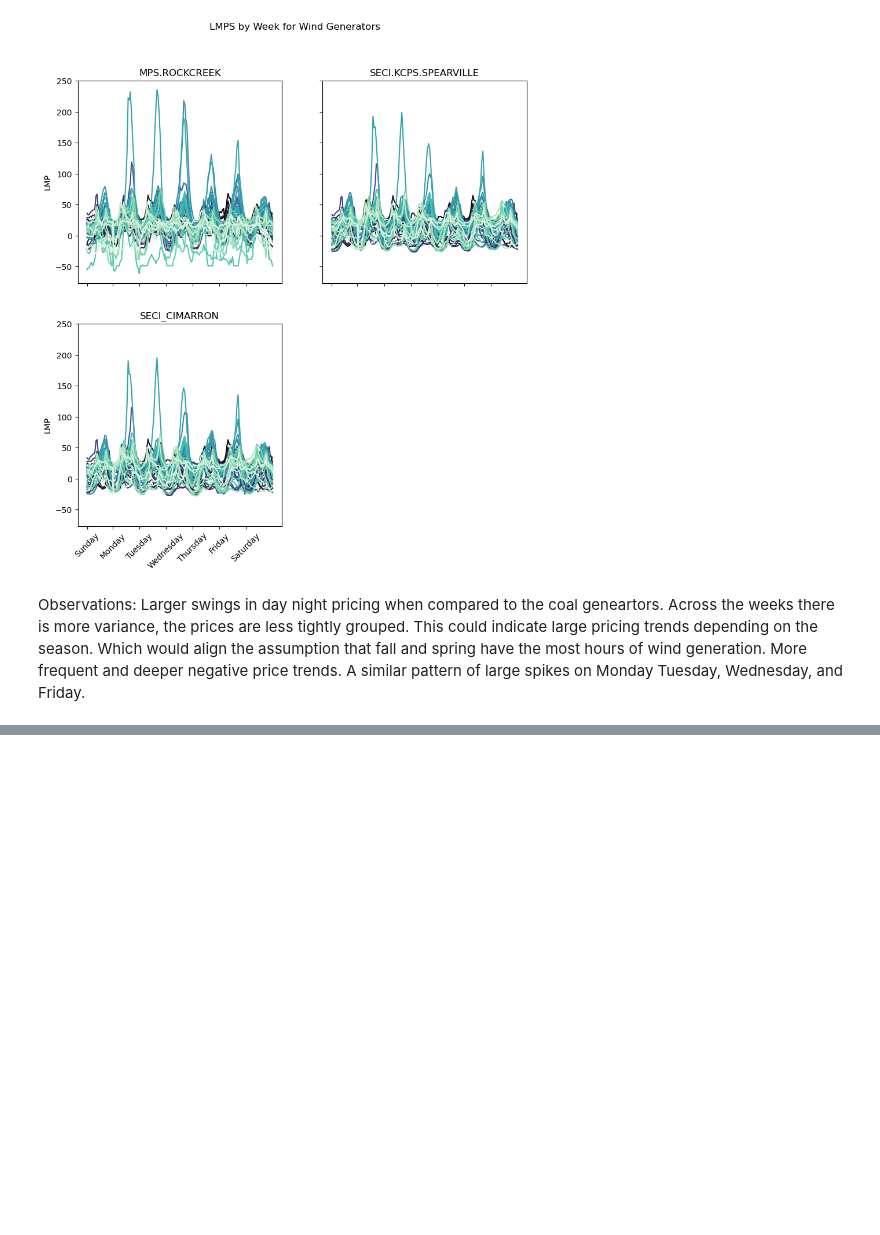
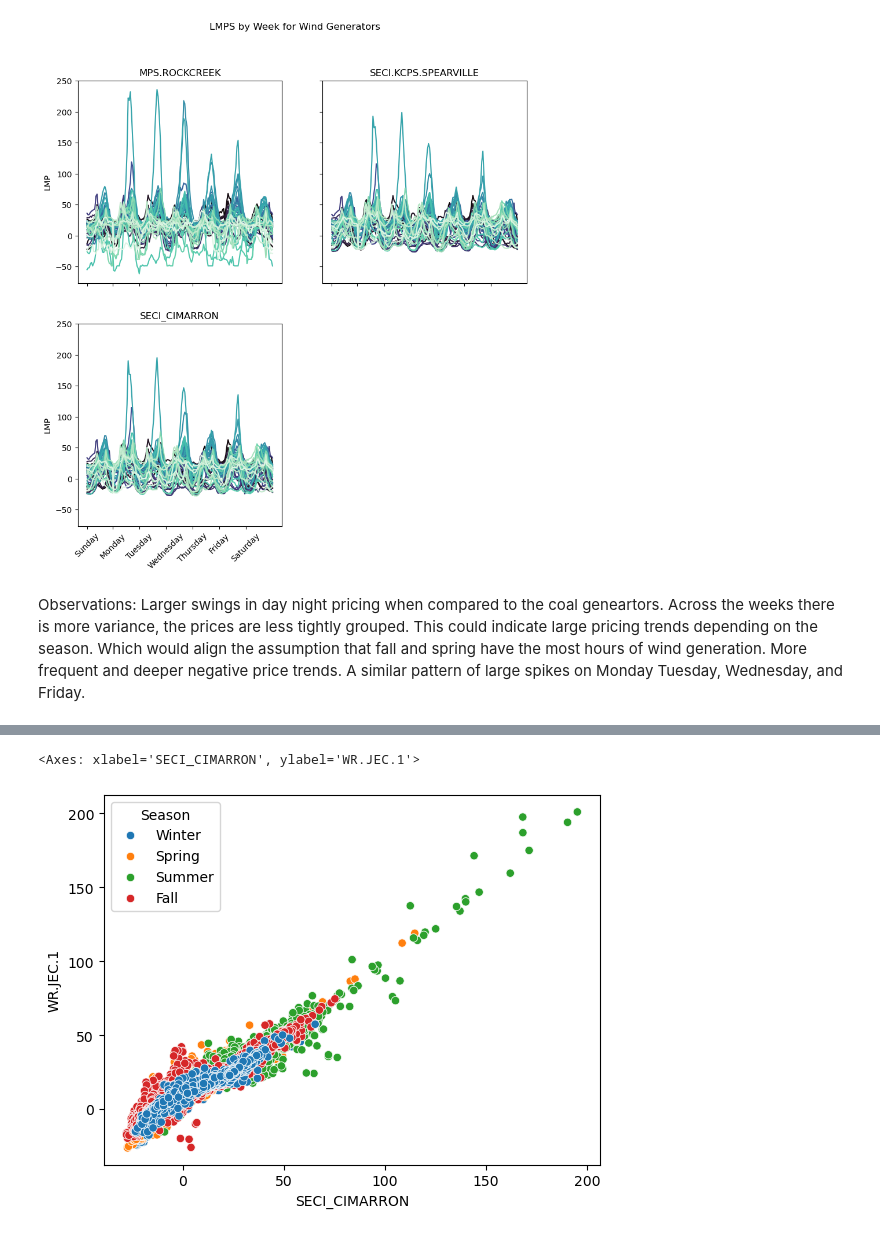
Before and after one commit to maxwellgriffith345/SPPPrices, a Jupyter notebook: SPPPriceSandBox.ipynb, the cells around one changed output, grey strips where cells are left out. Saved outputs shown, nothing was run; the diff lists cells and outputs as text; code cells hidden in the pictures; blank space fills up the shorter version.

```diff
--- a/SPPPriceSandBox.ipynb
+++ b/SPPPriceSandBox.ipynb
@@ -295,0 +336,5 @@ Observations: Larger swings in day night pricing when compared to the coal genea
+# %%
+sns.scatterplot(data=df_season, x="SECI_CIMARRON", y='WR.JEC.1', hue="Season")
+# %% [output]
+<Axes: xlabel='SECI_CIMARRON', ylabel='WR.JEC.1'>
+[figure, added]
```
Also changed, not shown: parts of 13 cells of this notebook.
